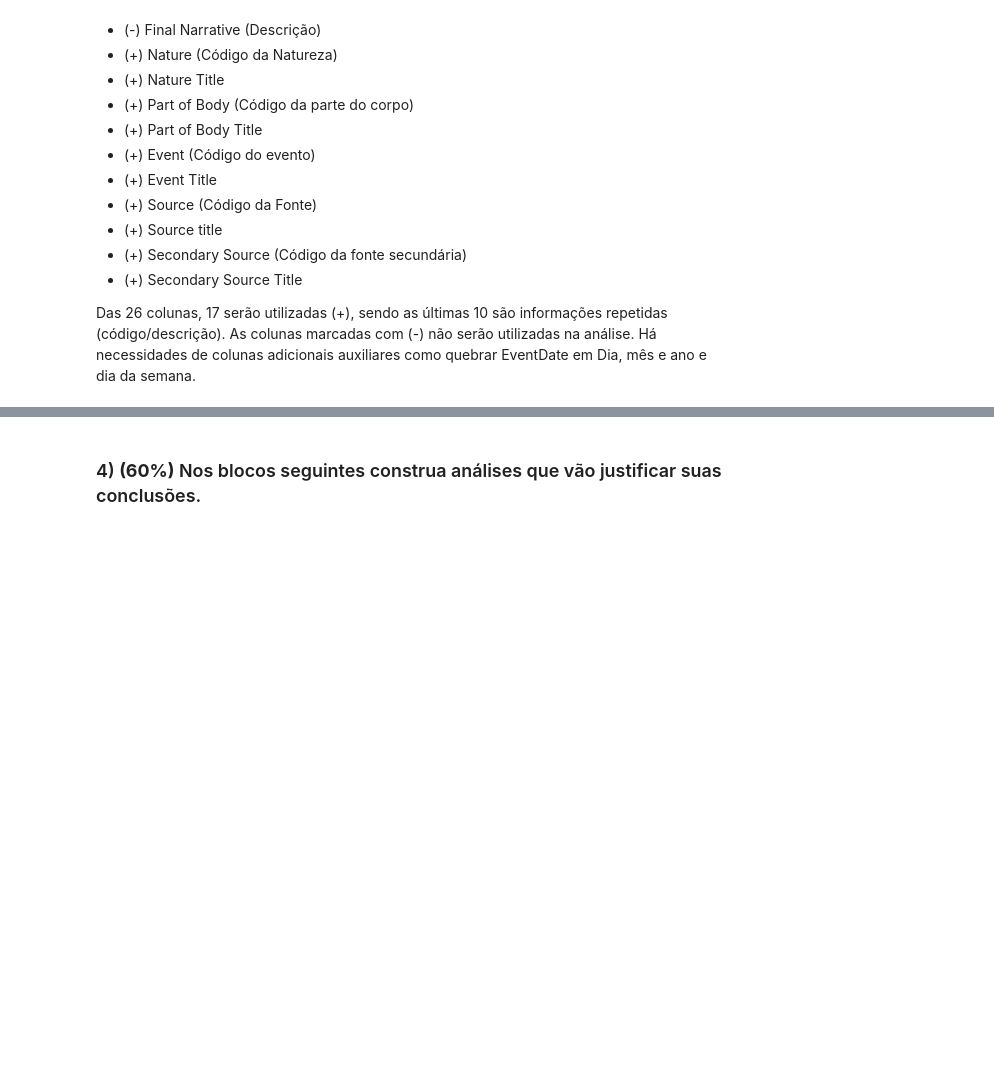
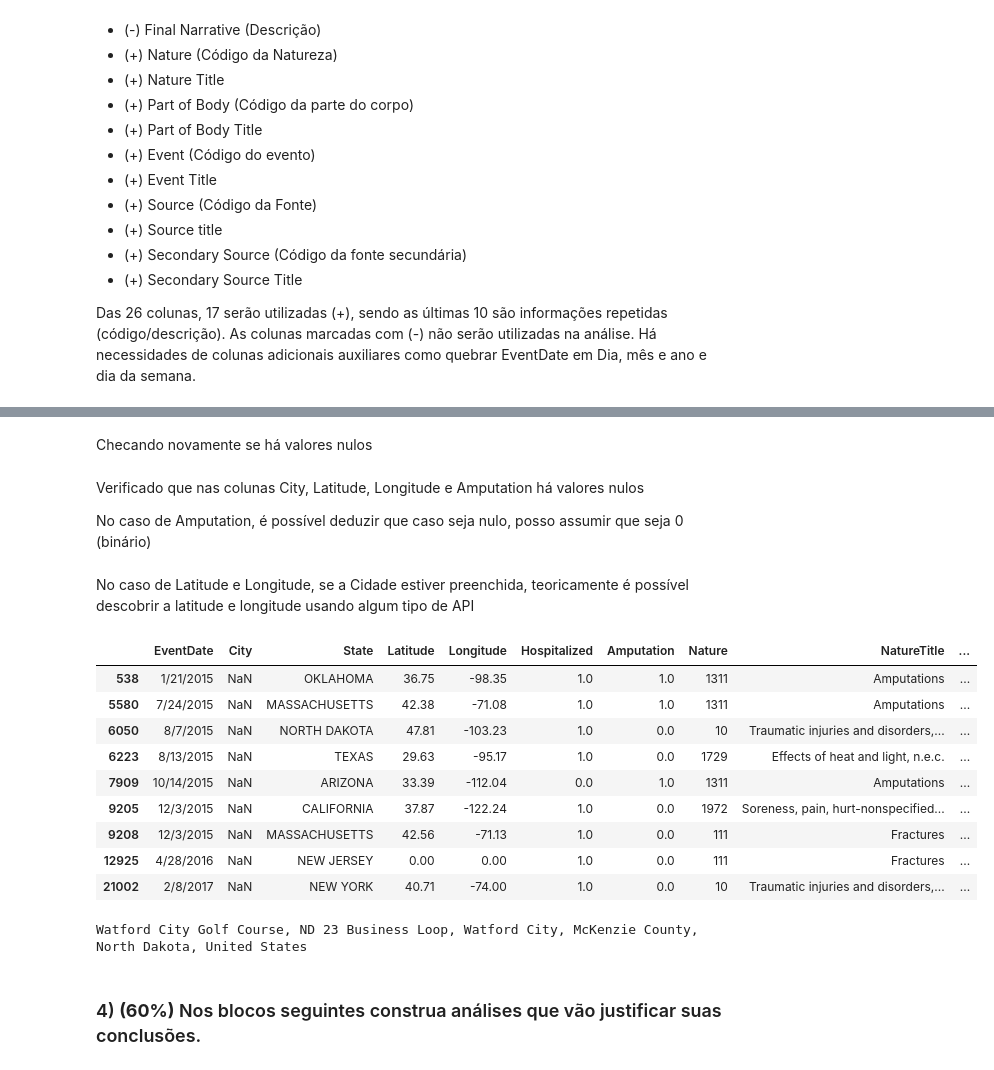
Before and after one commit to marcoguinter/aed_projeto_1, a Jupyter notebook: projeto.ipynb, the cells around one changed output, grey strips where cells are left out. Saved outputs shown, nothing was run; the diff lists cells and outputs as text; code cells hidden in the pictures; blank space fills up the shorter version.

```diff
--- a/projeto.ipynb
+++ b/projeto.ipynb
@@ -143,0 +196,6 @@ df.describe()
+# %%
+df=df.drop(['Secondary Source','Secondary Source Title'],axis=1)
+
+df.head(10)
+# %% [markdown]
+Checando novamente se há valores nulos
@@ -144,2 +205,31 @@ df.describe()
+# %% [markdown]
+Verificado que nas colunas City, Latitude, Longitude e Amputation há valores nulos
+
+No caso de Amputation, é possível deduzir que caso seja nulo, posso assumir que seja 0 (binário)
+# %%
+df['Amputation'].fillna(0, inplace=True)
+# %% [markdown]
+No caso de Latitude e Longitude, se a Cidade estiver preenchida, teoricamente é possível descobrir a latitude e longitude usando algum tipo de API
+# %%
+df1 = df[df['City'].isnull()]
+
+df1.head(10)
+# %% [output]
+|  | EventDate | City | State | Latitude | Longitude | Hospitalized | Amputation | Nature | NatureTitle | ... |
+| 538 | 1/21/2015 | NaN | OKLAHOMA | 36.75 | -98.35 | 1.0 | 1.0 | 1311 | Amputations | ... |
+| 5580 | 7/24/2015 | NaN | MASSACHUSETTS | 42.38 | -71.08 | 1.0 | 1.0 | 1311 | Amputations | ... |
+| 6050 | 8/7/2015 | NaN | NORTH DAKOTA | 47.81 | -103.23 | 1.0 | 0.0 | 10 | Traumatic injuries and disorders,... | ... |
+| 6223 | 8/13/2015 | NaN | TEXAS | 29.63 | -95.17 | 1.0 | 0.0 | 1729 | Effects of heat and light, n.e.c. | ... |
+| 7909 | 10/14/2015 | NaN | ARIZONA | 33.39 | -112.04 | 0.0 | 1.0 | 1311 | Amputations | ... |
+| 9205 | 12/3/2015 | NaN | CALIFORNIA | 37.87 | -122.24 | 1.0 | 0.0 | 1972 | Soreness, pain, hurt-nonspecified... | ... |
+| 9208 | 12/3/2015 | NaN | MASSACHUSETTS | 42.56 | -71.13 | 1.0 | 0.0 | 111 | Fractures | ... |
+| 12925 | 4/28/2016 | NaN | NEW JERSEY | 0.00 | 0.00 | 1.0 | 0.0 | 111 | Fractures | ... |
+| 21002 | 2/8/2017 | NaN | NEW YORK | 40.71 | -74.00 | 1.0 | 0.0 | 10 | Traumatic injuries and disorders,... | ... |
+# %%
+geolocator = geo(user_agent="Python")
+location = geolocator.reverse("47.81, -103.23")
+print (location)
+# %% [output]
+Watford City Golf Course, ND 23 Business Loop, Watford City, McKenzie County, North Dakota, United States
 # %% [markdown]
 ### 4) **(60%)** Nos blocos seguintes construa análises que vão justificar suas conclusões.
```
Also changed, not shown: parts of 26 cells of this notebook.
